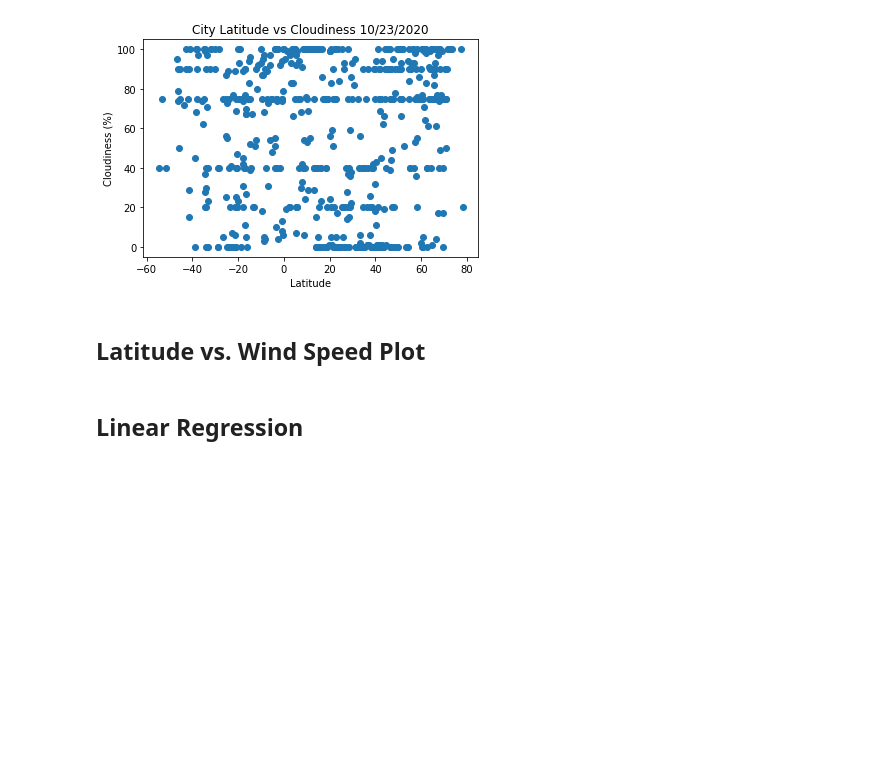
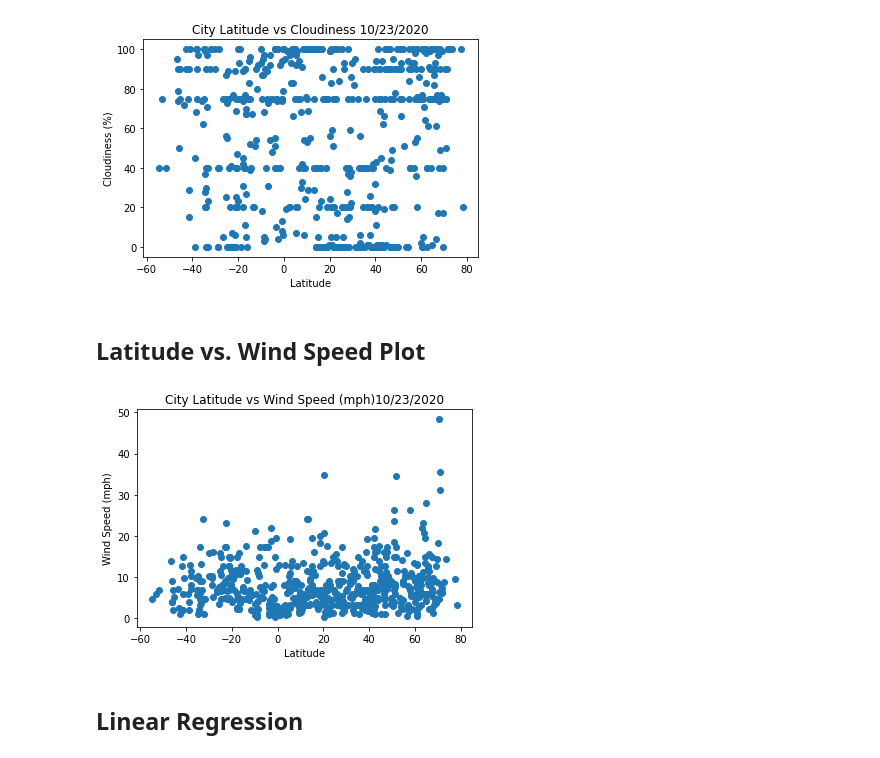
Before and after one commit to haiwy1218/Python-Api-Challenge, a Jupyter notebook: weatherpy/WeatherPy.ipynb, the cells around one changed output. Drawn from its saved outputs; the diff is of its cells as text; code cells hidden in the pictures; blank space fills up the shorter version.

Commit message:
created scatter plot for wind speed

```diff
--- a/weatherpy/WeatherPy.ipynb
+++ b/weatherpy/WeatherPy.ipynb
@@ -191,6 +191,17 @@ plt.show()
 [figure]
 # %% [markdown]
 ## Latitude vs. Wind Speed Plot
+# %%
+x=df['Lat']
+y=df['Wind Speed']
+fig=plt.figure()
+plt.scatter(x,y)
+plt.xlabel('Latitude')
+plt.ylabel('Wind Speed (mph)')
+plt.title('City Latitude vs Wind Speed (mph)10/23/2020')
+plt.show()
+# %% [output]
+[figure, added]
 # %% [markdown]
 ## Linear Regression
 # %% [markdown]
```
